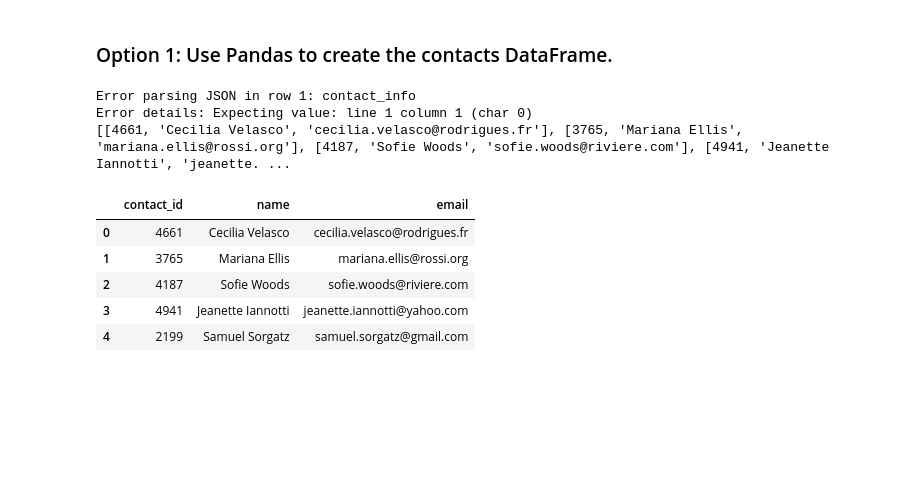
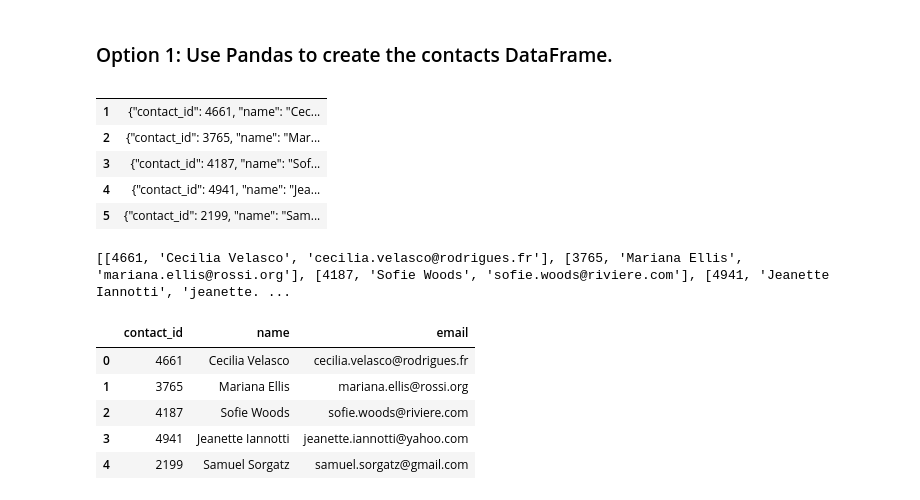
Before and after one commit to Amarilli/Crowdfunding_ETL, a Jupyter notebook: ETL_Mini_Project_ANovel_APatel.ipynb, the cells around one changed output. Drawn from its saved outputs; the diff is of its cells as text; code cells hidden in the pictures; blank space fills up the shorter version.

```diff
--- a/ETL_Mini_Project_ANovel_APatel.ipynb
+++ b/ETL_Mini_Project_ANovel_APatel.ipynb
@@ -331,39 +331,34 @@ contact_info_df.head()
 Then export the DataFrame as a `contacts.csv` CSV file.
 # %% [markdown]
 ### Option 1: Use Pandas to create the contacts DataFrame.
-# %%
-# Iterate through the contact_info_df and convert each row to a dictionary.
-
-dict_values = []
-
-for index, row in contact_info_df.iterrows():
-    # Check if the cell content is a non-empty string before attempting to parse JSON
-    if isinstance(row.iloc[0], str) and row.iloc[0].strip():
-        try:
-            # Parse the JSON-like string
-            contact_info_dict = json.loads(row.iloc[0])
-
-            # Extract specific values and create a list
-            contact_info_list = [
-                contact_info_dict.get("contact_id", None),
-                contact_info_dict.get("name", None),
-                contact_info_dict.get("email", None)
-            ]
-
-            # Append the list to the result
-            dict_values.append(contact_info_list)
-        except json.JSONDecodeError as e:
-            print(f"Error parsing JSON in row {index + 1}: {row.iloc[0]}")
-            print(f"Error details: {e}")
-    else:
-        print(f"Empty or non-string value in row {index + 1}")
-
-# Print out the list of values for each row.
-print(dict_values)
-# %% [output]
-Error parsing JSON in row 1: contact_info
-Error details: Expecting value: line 1 column 1 (char 0)
-[[4661, 'Cecilia Velasco', 'cecilia.velasco@rodrigues.fr'], [3765, 'Mariana Ellis', 'mariana.ellis@rossi.org'], [4187, 'Sofie Woods', 'sofie.woods@riviere.com'], [4941, 'Jeanette Iannotti', 'jeanette. ...
+# %%
+contact_info_df = contact_info_df.drop(contact_info_df.index[0])
+contact_info_df.head()
+# %% [output]
+|  |  |
+| 1 | {"contact_id": 4661, "name": "Cec... |
+| 2 | {"contact_id": 3765, "name": "Mar... |
+| 3 | {"contact_id": 4187, "name": "Sof... |
+| 4 | {"contact_id": 4941, "name": "Jea... |
+| 5 | {"contact_id": 2199, "name": "Sam... |
+# %%
+# Iterate through the contact_info_df and convert each row to a dictionary.
+
+dict_values = []
+
+for index, row in contact_info_df.iterrows():
+    data = row [0]
+    converted_data = json.loads(data)
+    # Iterate through each dictionary extracting the values from the keys by using a list comprehension
+    row_values =[value for key, value in converted_data.items()]
+    # Append the list of values for each row to a list.
+    dict_values.append(row_values)
+
+
+# Print out the list of values for each row.
+print(dict_values)
+# %% [output]
+[[4661, 'Cecilia Velasco', 'cecilia.velasco@rodrigues.fr'], [3765, 'Mariana Ellis', 'mariana.ellis@rossi.org'], [4187, 'Sofie Woods', 'sofie.woods@riviere.com'], [4941, 'Jeanette Iannotti', 'jeanette. ...
 # %%
 # Create a contact_info DataFrame and add each list of values, i.e., each row
 # to the 'contact_id', 'name', 'email' columns.
```
